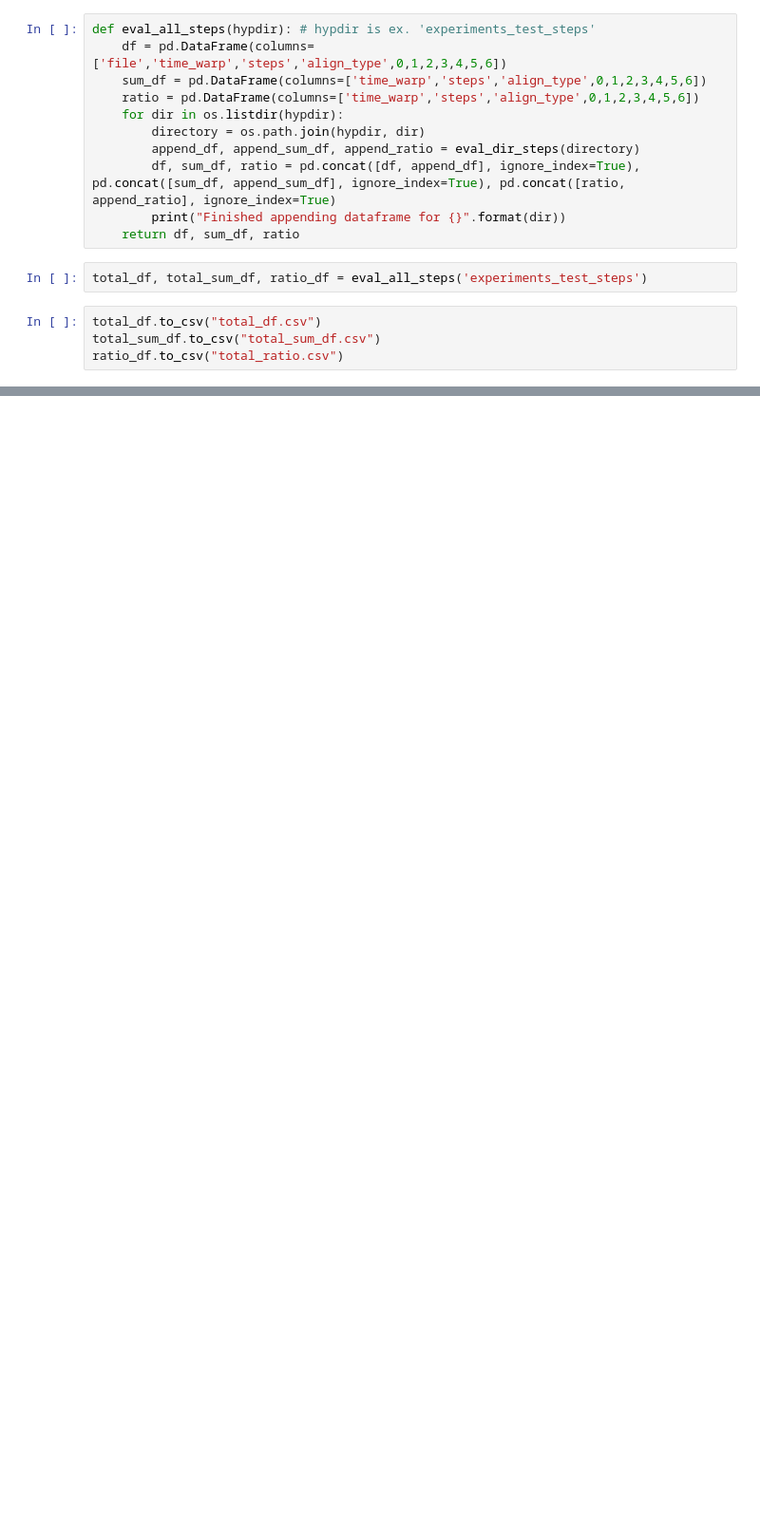
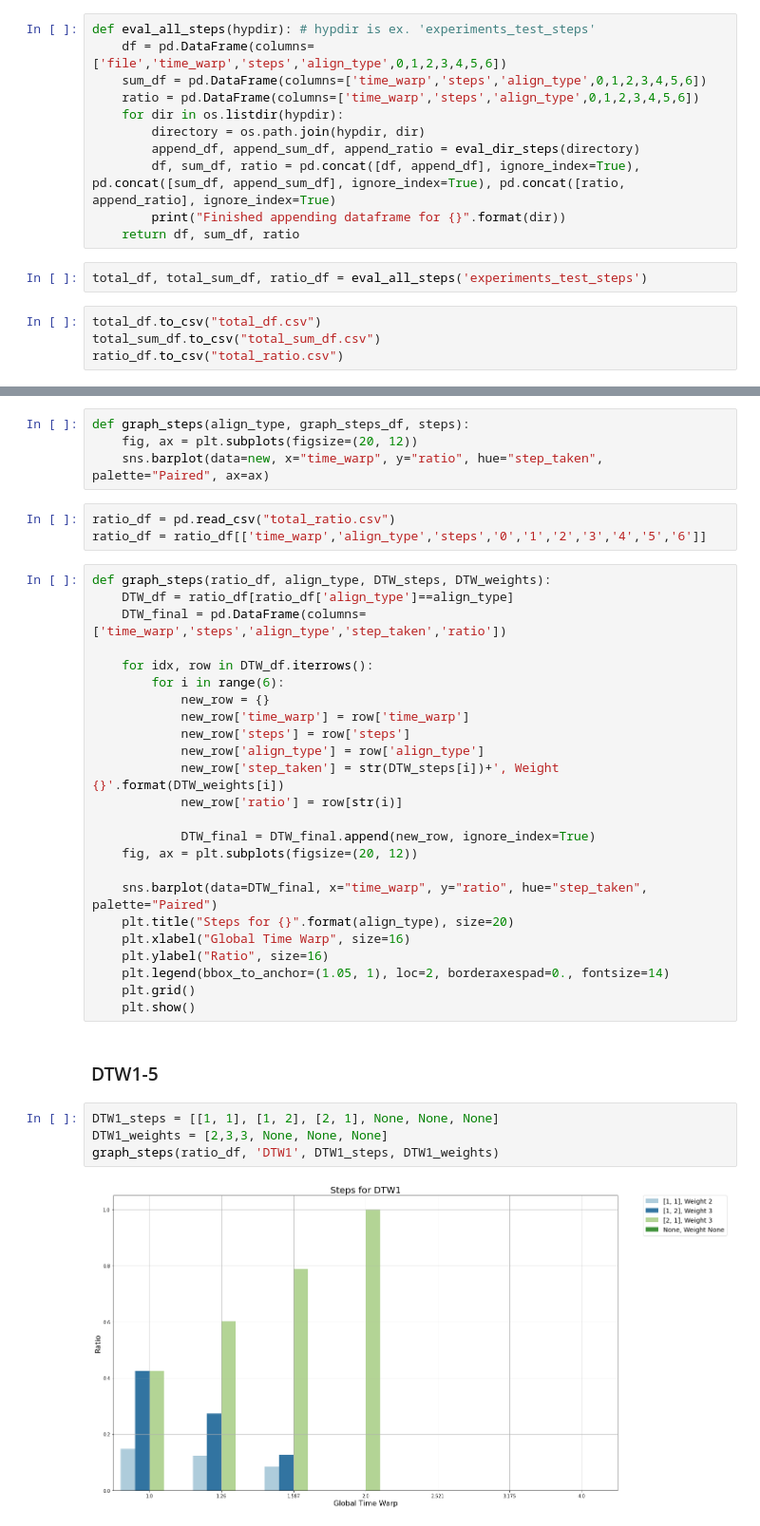
Before and after one commit to HMC-MIR/ExtremeTimeWarping, a Jupyter notebook: 04_Analysis.ipynb, the cells around one changed output, grey strips where cells are left out. Shown at 95% size. Drawn from its saved outputs; the diff is of its cells as text; blank space fills up the shorter version.

Commit message:
added steps graphs

```diff
--- a/04_Analysis.ipynb
+++ b/04_Analysis.ipynb
@@ -298,0 +348,39 @@ ratio_df.to_csv("total_ratio.csv")
+# %%
+def graph_steps(align_type, graph_steps_df, steps):
+    fig, ax = plt.subplots(figsize=(20, 12))
+    sns.barplot(data=new, x="time_warp", y="ratio", hue="step_taken", palette="Paired", ax=ax)
+# %%
+ratio_df = pd.read_csv("total_ratio.csv")
+ratio_df = ratio_df[['time_warp','align_type','steps','0','1','2','3','4','5','6']]
+# %%
+def graph_steps(ratio_df, align_type, DTW_steps, DTW_weights):
+    DTW_df = ratio_df[ratio_df['align_type']==align_type]
+    DTW_final = pd.DataFrame(columns=['time_warp','steps','align_type','step_taken','ratio'])
+
+    for idx, row in DTW_df.iterrows():
+        for i in range(6):
+            new_row = {}
+            new_row['time_warp'] = row['time_warp']
+            new_row['steps'] = row['steps']
+            new_row['align_type'] = row['align_type']
+            new_row['step_taken'] = str(DTW_steps[i])+', Weight {}'.format(DTW_weights[i])
+            new_row['ratio'] = row[str(i)]
+
+            DTW_final = DTW_final.append(new_row, ignore_index=True)
+    fig, ax = plt.subplots(figsize=(20, 12))
+
+    sns.barplot(data=DTW_final, x="time_warp", y="ratio", hue="step_taken", palette="Paired")
+    plt.title("Steps for {}".format(align_type), size=20)
+    plt.xlabel("Global Time Warp", size=16)
+    plt.ylabel("Ratio", size=16)
+    plt.legend(bbox_to_anchor=(1.05, 1), loc=2, borderaxespad=0., fontsize=14)
+    plt.grid()
+    plt.show()
+# %% [markdown]
+### DTW1-5
+# %%
+DTW1_steps = [[1, 1], [1, 2], [2, 1], None, None, None]
+DTW1_weights = [2,3,3, None, None, None]
+graph_steps(ratio_df, 'DTW1', DTW1_steps, DTW1_weights)
+# %% [output]
+[figure, added]
```
Also changed, not shown: parts of 35 cells of this notebook.
